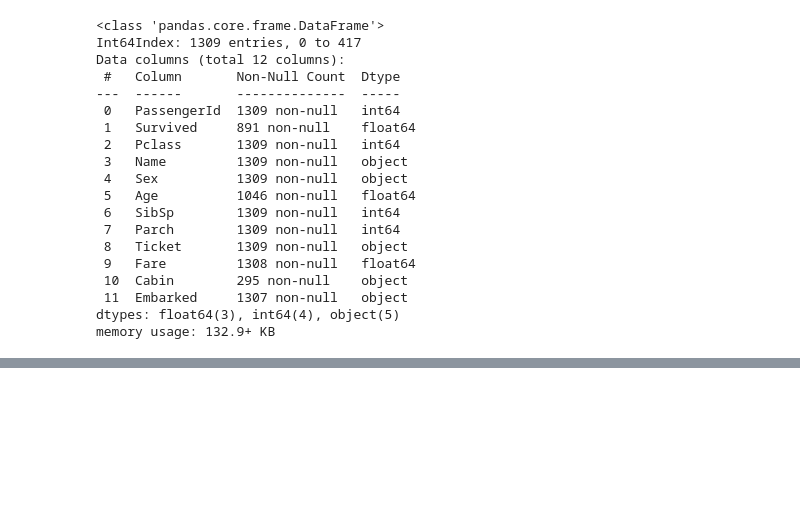
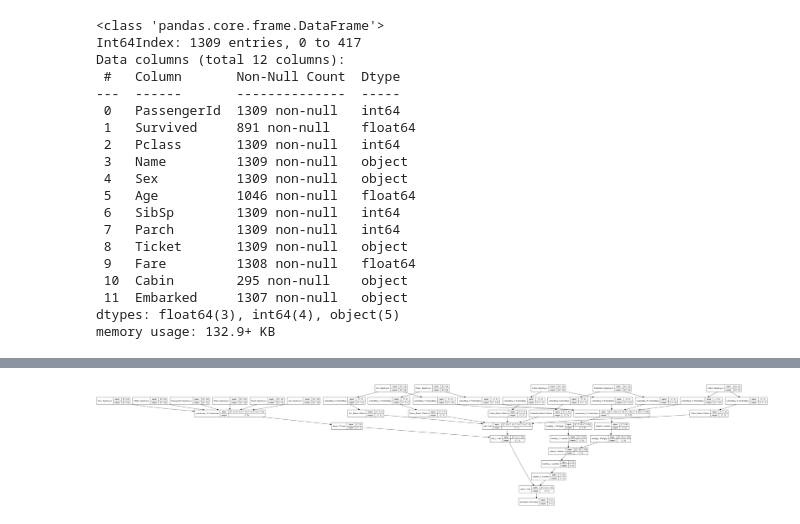
Before and after one commit to rollingdeep/titanic, a Jupyter notebook: kaggle_titanic.ipynb, the cells around one changed output, grey strips where cells are left out. Drawn from its saved outputs; the diff is of its cells as text; code cells hidden in the pictures; blank space fills up the shorter version.

```diff
--- a/kaggle_titanic.ipynb
+++ b/kaggle_titanic.ipynb
@@ -85,0 +294,10 @@ Index(['Name', 'Sex', 'Ticket', 'Cabin', 'Embarked'], dtype='object')
+# %%
+sub = Subtract()([square_sum_kd_embed, sum_square_kd_embed])
+sub = Lambda(lambda x: x*0.5)(sub)
+snd_order_sparse_layer = Lambda(lambda x: K.sum(x, axis=1, keepdims=True))(sub)
+# %%
+linear_part = Add()([fst_order_dense_layer, fst_order_sparse_layer])
+interaction_part = snd_order_sparse_layer
+# %%
+logits = Add()([linear_part, interaction_part])
+output_layer = Activation("sigmoid")(logits)
@@ -85,0 +307,3 @@ Index(['Name', 'Sex', 'Ticket', 'Cabin', 'Embarked'], dtype='object')
+# %%
+model = Model(dense_inputs+sparse_inputs, output_layer)
+model.summary()
@@ -85,0 +328,4 @@ Index(['Name', 'Sex', 'Ticket', 'Cabin', 'Embarked'], dtype='object')
+# %%
+plot_model(model, "fm_model.png", show_shapes=True)
+# %% [output]
+[figure, added]
```
Also changed, not shown: parts of 49 cells of this notebook, 1 other file.
